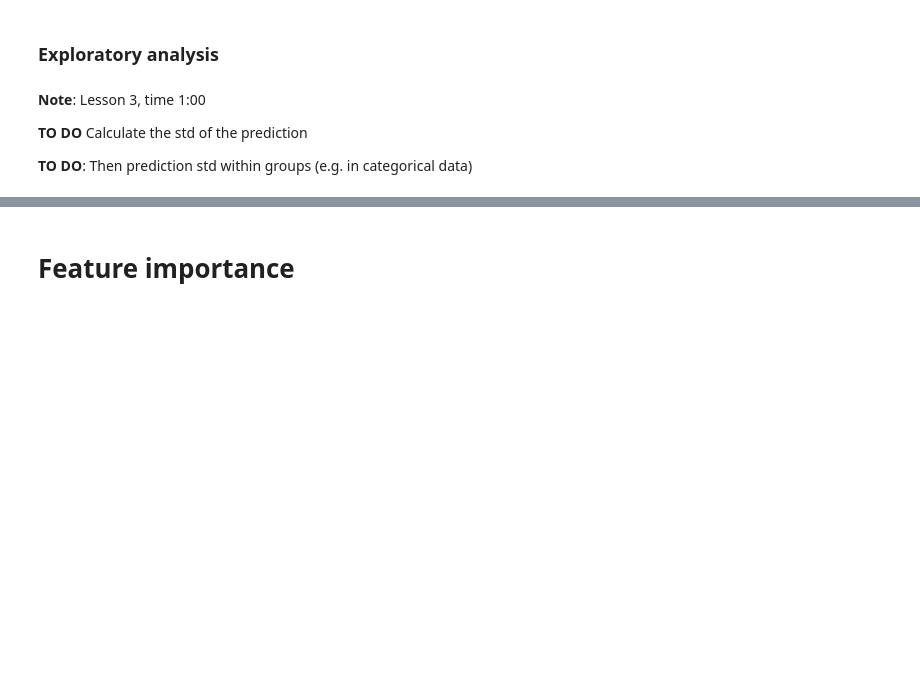
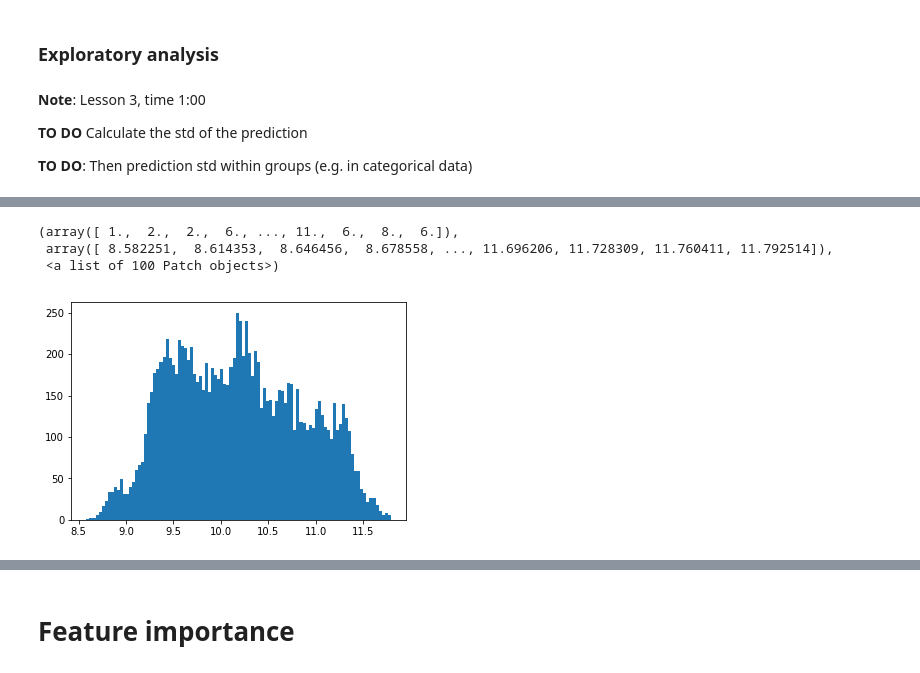
Before and after one commit to pcingola/NeuralNets, a Jupyter notebook: ml/randomForest/Bulldozer.ipynb, the cells around one changed output, grey strips where cells are left out. Saved outputs shown, nothing was run; the diff lists cells and outputs as text; code cells hidden in the pictures; blank space fills up the shorter version.

```diff
--- a/ml/randomForest/Bulldozer.ipynb
+++ b/ml/randomForest/Bulldozer.ipynb
@@ -351,4 +357,4 @@ Wall time: 7.13 s
 
 **TO DO**: Then prediction std within groups (e.g. in categorical data)
 # %%
-preds = np.stack([t.predict(x_val) for t in m.estimators_])
+%time preds = np.stack([t.predict(x_val) for t in m.estimators_])
@@ -368,0 +401,7 @@ df_raw.Enclosure.astype('category').cat.as_ordered().value_counts().plot.barh()
+# %%
+plt.hist(preds, bins=100)
+# %% [output]
+(array([ 1.,  2.,  2.,  6., ..., 11.,  6.,  8.,  6.]),
+ array([ 8.582251,  8.614353,  8.646456,  8.678558, ..., 11.696206, 11.728309, 11.760411, 11.792514]),
+ <a list of 100 Patch objects>)
+[figure, added]
```
Also changed, not shown: parts of 19 cells of this notebook.
